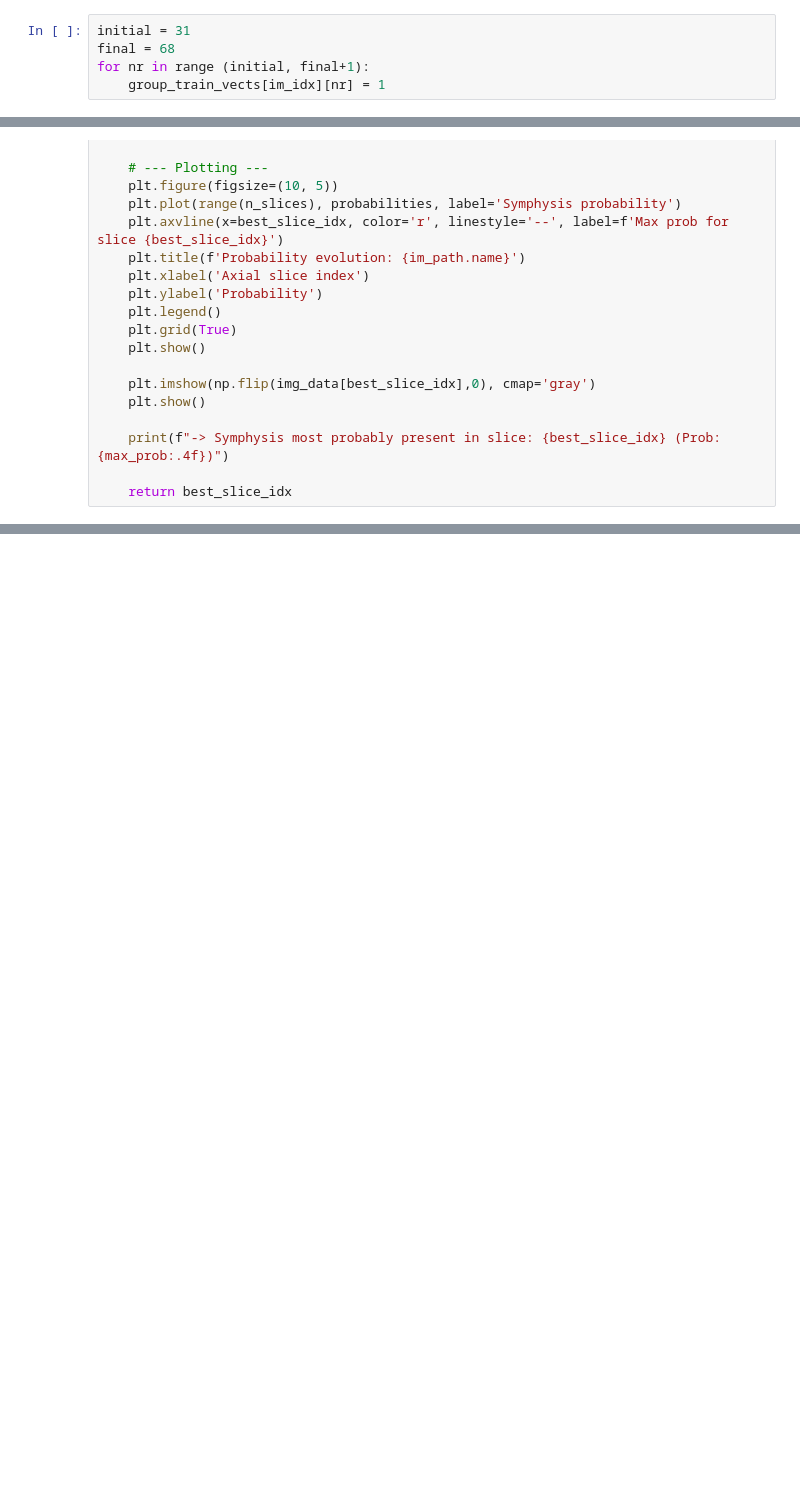
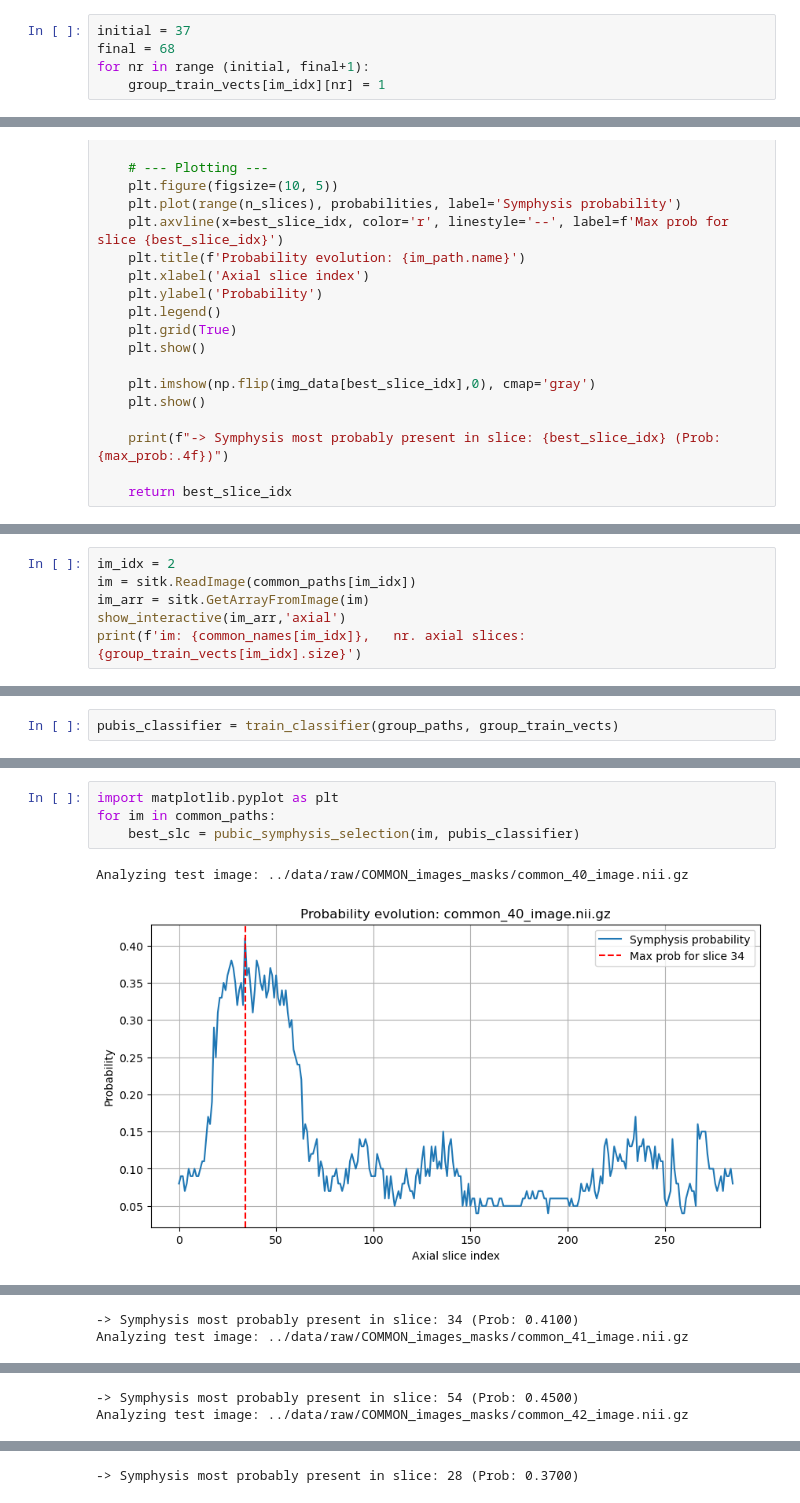
Before and after one commit to odroseroc/MedicalImages_project2, a Jupyter notebook: notebooks/classification.ipynb, the cells around one changed output, grey strips where cells are left out. Drawn from its saved outputs; the diff is of its cells as text; blank space fills up the shorter version.

```diff
--- a/notebooks/classification.ipynb
+++ b/notebooks/classification.ipynb
@@ -72,7 +68,7 @@ print(f'im: {group_names[im_idx]},   nr. axial slices: {group_train_vects[im_idx
 interactive(children=(IntSlider(value=126, description='slc', max=252), Output()), _dom_classes=('widget-inter…
 im: g7_71,   nr. axial slices: 253
 # %%
-initial = 31
+initial = 37
 final = 68
 for nr in range (initial, final+1):
     group_train_vects[im_idx][nr] = 1
@@ -255,0 +255,6 @@ im: common_40,   nr. axial slices: 242
+# %%
+im_idx = 2
+im = sitk.ReadImage(common_paths[im_idx])
+im_arr = sitk.GetArrayFromImage(im)
+show_interactive(im_arr,'axial')
+print(f'im: {common_names[im_idx]},   nr. axial slices: {group_train_vects[im_idx].size}')
@@ -255,0 +282,2 @@ im: common_40,   nr. axial slices: 242
+# %%
+pubis_classifier = train_classifier(group_paths, group_train_vects)
@@ -255,0 +302,7 @@ im: common_40,   nr. axial slices: 242
+# %%
+import matplotlib.pyplot as plt
+for im in common_paths:
+    best_slc = pubic_symphysis_selection(im, pubis_classifier)
+# %% [output]
+Analyzing test image: ../data/raw/COMMON_images_masks/common_40_image.nii.gz
+[figure, added]
@@ -255,0 +310,2 @@ im: common_40,   nr. axial slices: 242
+-> Symphysis most probably present in slice: 34 (Prob: 0.4100)
+Analyzing test image: ../data/raw/COMMON_images_masks/common_41_image.nii.gz
@@ -255,0 +314,2 @@ im: common_40,   nr. axial slices: 242
+-> Symphysis most probably present in slice: 54 (Prob: 0.4500)
+Analyzing test image: ../data/raw/COMMON_images_masks/common_42_image.nii.gz
@@ -255,0 +318 @@ im: common_40,   nr. axial slices: 242
+-> Symphysis most probably present in slice: 28 (Prob: 0.3700)
```
Also changed, not shown: parts of 9 cells of this notebook.
